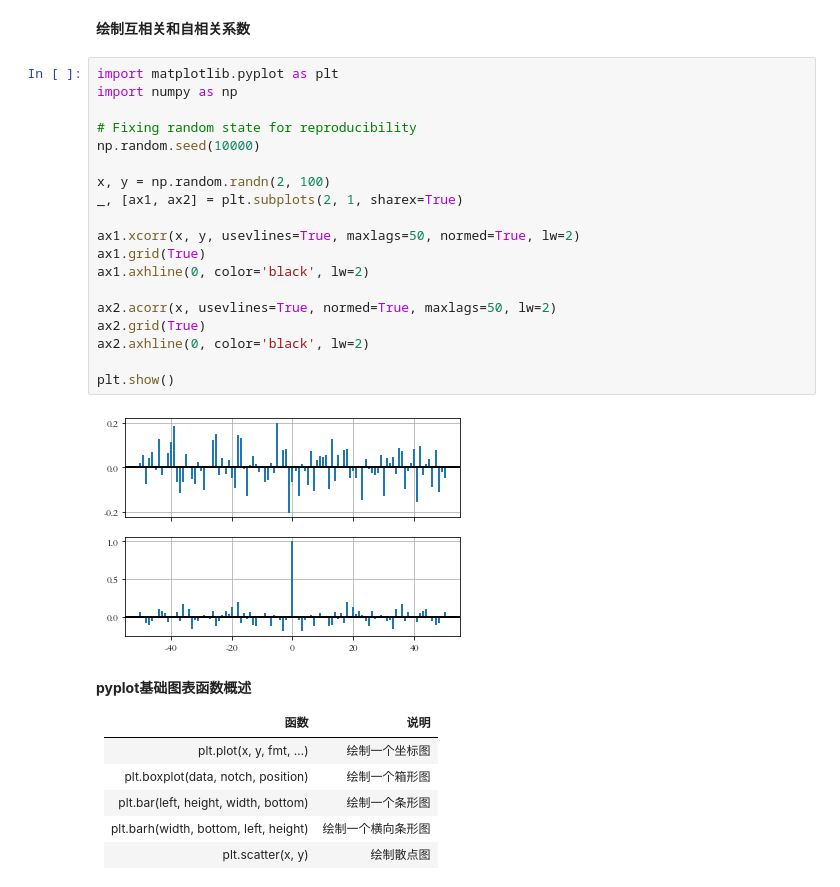
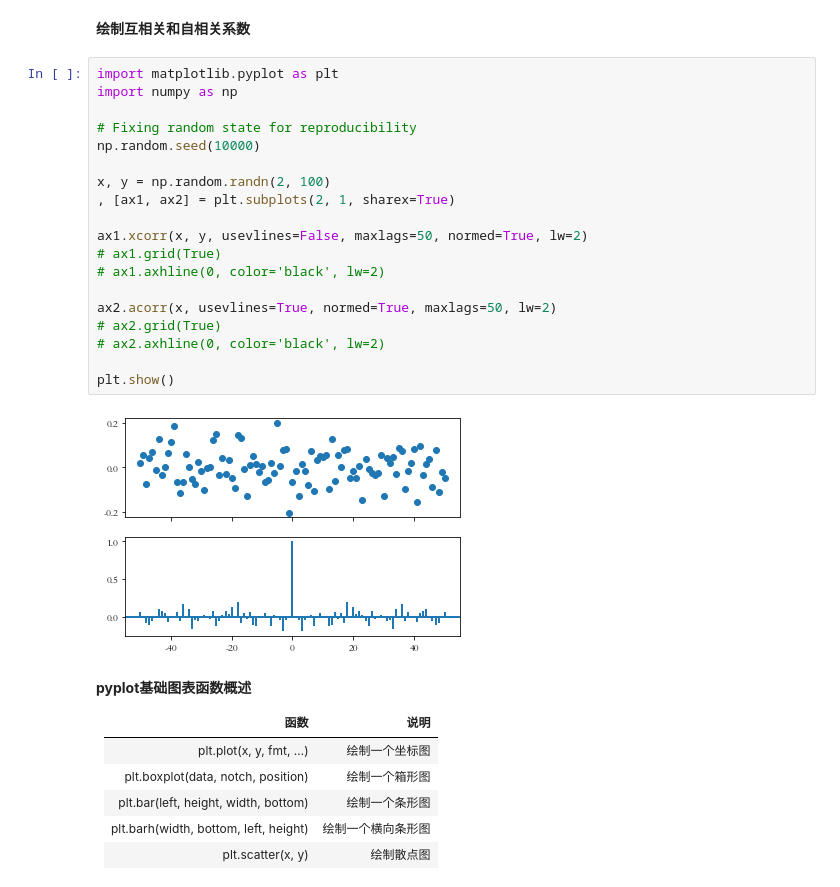
Before and after one commit to superMC5657/jrxy_python_course, a Jupyter notebook: BasicSession/matplotlib_learn.ipynb, the cells around one changed output. Saved outputs shown, nothing was run; the diff lists cells and outputs as text.

```diff
--- a/BasicSession/matplotlib_learn.ipynb
+++ b/BasicSession/matplotlib_learn.ipynb
@@ -393,24 +395,24 @@ fill_between(X,C,S,color='y',alpha=0.25)
 # %%
 import matplotlib.pyplot as plt
 import numpy as np
 
 # Fixing random state for reproducibility
 np.random.seed(10000)
 
 x, y = np.random.randn(2, 100)
-_, [ax1, ax2] = plt.subplots(2, 1, sharex=True)
+, [ax1, ax2] = plt.subplots(2, 1, sharex=True)
 
-ax1.xcorr(x, y, usevlines=True, maxlags=50, normed=True, lw=2)
-ax1.grid(True)
-ax1.axhline(0, color='black', lw=2)
+ax1.xcorr(x, y, usevlines=False, maxlags=50, normed=True, lw=2)
+# ax1.grid(True)
+# ax1.axhline(0, color='black', lw=2)
 
 ax2.acorr(x, usevlines=True, normed=True, maxlags=50, lw=2)
-ax2.grid(True)
-ax2.axhline(0, color='black', lw=2)
+# ax2.grid(True)
+# ax2.axhline(0, color='black', lw=2)
 
 plt.show()
 # %% [output]
-[figure, old version]
+[figure, new version]
 # %% [markdown]
 **pyplot基础图表函数概述**
 
```
Also changed, not shown: parts of 1 cell of this notebook.
